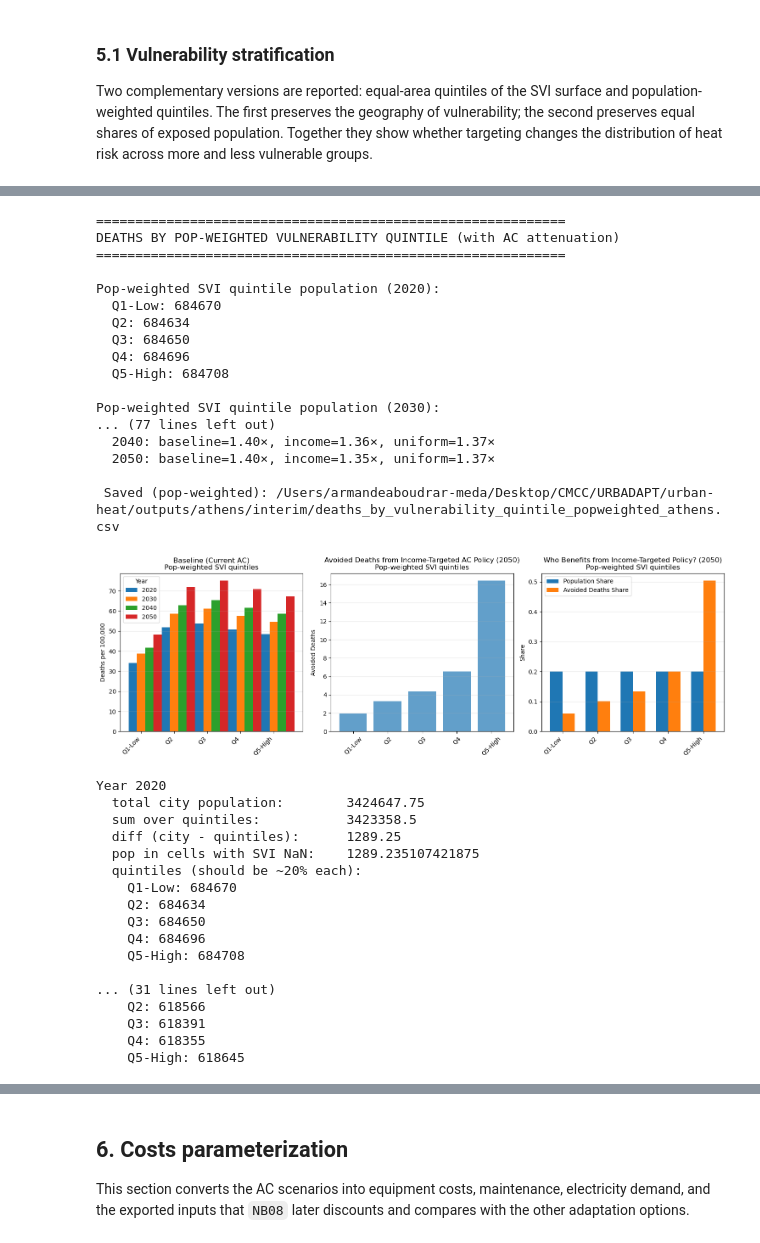
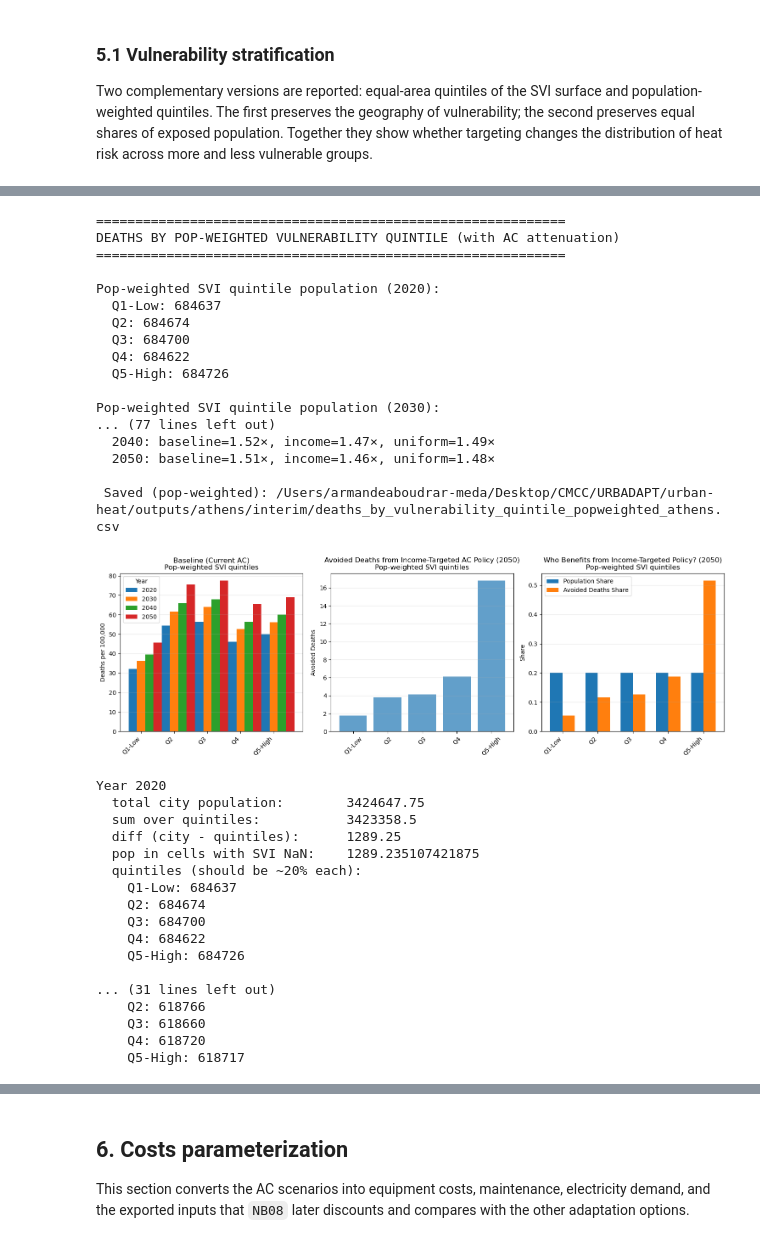
Before and after one commit to URBADAPT/URBADAPT-HEAT, a Jupyter notebook: urban-heat/notebooks/city_agnostic/March2026/Athens/05_AC_0126_Athens.ipynb, the cells around one changed output, grey strips where cells are left out. Drawn from its saved outputs; the diff is of its cells as text; code cells hidden in the pictures.

```diff
--- a/urban-heat/notebooks/city_agnostic/March2026/Athens/05_AC_0126_Athens.ipynb
+++ b/urban-heat/notebooks/city_agnostic/March2026/Athens/05_AC_0126_Athens.ipynb
@@ -32,7 +30,7 @@ from cityheat.nbsetup import bootstrap
 from cityheat.paths import make_P, ensure_out
 
 # Resolve the city slug from notebook globals or environment.
-SLUG = globals().get("SLUG", os.environ.get("CITY", "rome")).lower()
+SLUG = globals().get("SLUG", os.environ.get("CITY", "athens")).lower()
 
 C    = bootstrap(SLUG)      # reads configs/<slug>.yml and syncs that city only if wanted
 CFG  = C["CFG"]; CITY = C["CITY"]
@@ -4561,7 +4466,7 @@ if HAS_VULN:
     bins = [0.0, 0.2, 0.4, 0.6, 0.8, 1.0]
     quintile_labels_pop = {i + 1: lbl for i, lbl in enumerate(label_order)}
 
-    def build_pop_weighted_quintile_grid(pop_grid):
+    def build_pop_weighted_quintile_grid(svi_grid, pop_grid):
         """
         Build *population-weighted* SVI quintile grid for a given year's population.
         - sort locations by SVI,
@@ -4621,7 +4526,7 @@ if HAS_VULN:
         return quintile_grid_pop_int
 
     def deaths_year_by_pop_quintile(year, coverage_grid, quintile_grid_pop_int,
-                                    eff_by_bucket, eff_base=None, pop_grid=None):
+                                    eff_by_bucket, eff_base=None, pop_grid=None, svi_grid=None):
         """
         Compute annual deaths per *population-weighted* SVI quintile for a given year.
 
@@ -4630,6 +4535,8 @@ if HAS_VULN:
         """
         if pop_grid is None:
             pop_grid = pop_on_ref  # fallback, keeps backward compatibility
+        if svi_grid is None:
+            svi_grid = load_svi_grid_for_year(year)
 
         dates = pd.to_datetime(H.date)
         mask_year = (dates.year == year)
@@ -4683,9 +4590,10 @@ if HAS_VULN:
         # year-specific demography
         age_on_ref = AGE_GRID.get(year, age_on_ref_base)
         pop_on_ref = POP_GRID.get(year, pop_on_ref_base)
+        svi_grid_year = load_svi_grid_for_year(year)
 
         # build pop-weighted SVI quintiles *for this year's population*
-        quintile_grid_pop_int = build_pop_weighted_quintile_grid(pop_on_ref)
+        quintile_grid_pop_int = build_pop_weighted_quintile_grid(svi_grid_year, pop_on_ref)
 
         # coverage slices for this year
         k = year_to_index[year]
@@ -4705,13 +4613,13 @@ if HAS_VULN:
 
         # deaths under each AC scenario (using year-specific quintile grid)
         deaths_base_pop,    _ = deaths_year_by_pop_quintile(
-            year, cov_base,    quintile_grid_pop_int, EFF_BUCKETS, EFF_UNIFORM, pop_grid=pop_on_ref
+            year, cov_base,    quintile_grid_pop_int, EFF_BUCKETS, EFF_UNIFORM, pop_grid=pop_on_ref, svi_grid=svi_grid_year
         )
         deaths_income_pop,  _ = deaths_year_by_pop_quintile(
-            year, cov_income,  quintile_grid_pop_int, EFF_BUCKETS, EFF_UNIFORM, pop_grid=pop_on_ref
+            year, cov_income,  quintile_grid_pop_int, EFF_BUCKETS, EFF_UNIFORM, pop_grid=pop_on_ref, svi_grid=svi_grid_year
         )
         deaths_uniform_pop, _ = deaths_year_by_pop_quintile(
-            year, cov_uniform, quintile_grid_pop_int, EFF_BUCKETS, EFF_UNIFORM, pop_grid=pop_on_ref
+            year, cov_uniform, quintile_grid_pop_int, EFF_BUCKETS, EFF_UNIFORM, pop_grid=pop_on_ref, svi_grid=svi_grid_year
         )
 
         # assemble rows
@@ -4826,45 +4734,46 @@ if HAS_VULN:
     avoided_share_pw = avoided_2050_pw_income.values / avoided_2050_pw_income.values.sum()
 
     x2 = np.arange(5)
     width2 = 0.35
     axes[2].bar(x2 - width2/2, pop_share_pw, width2, label="Population Share")
     axes[2].bar(x2 + width2/2, avoided_share_pw, width2, label="Avoided Deaths Share")
     axes[2].set_xticks(x2)
     axes[2].set_xticklabels(quintiles_pw, rotation=45, ha='right')
     axes[2].set_ylabel("Share")
     axes[2].set_title("Who Benefits from Income-Targeted Policy? (2050)\nPop-weighted SVI quintiles")
     axes[2].legend()
     axes[2].grid(axis='y', alpha=0.3)
 
     plt.tight_layout()
     plt.savefig(OUT / f"vulnerability_stratified_AC_popweighted_{SLUG}.png", dpi=150)
     plt.show()
 
 else:
     print("No vulnerability layer found (HAS_VULN=False) – skipping pop-weighted analysis.")
 # %% [output]
 ============================================================
 DEATHS BY POP-WEIGHTED VULNERABILITY QUINTILE (with AC attenuation)
 ============================================================
 
 Pop-weighted SVI quintile population (2020):
-  Q1-Low: 684670
-  Q2: 684634
-  Q3: 684650
-  Q4: 684696
-  Q5-High: 684708
+  Q1-Low: 684637
+  Q2: 684674
+  Q3: 684700
+  Q4: 684622
+  Q5-High: 684726
 
 Pop-weighted SVI quintile population (2030):
 ... (77 lines left out)
-  2040: baseline=1.40×, income=1.36×, uniform=1.37×
-  2050: baseline=1.40×, income=1.35×, uniform=1.37×
+  2040: baseline=1.52×, income=1.47×, uniform=1.49×
+  2050: baseline=1.51×, income=1.46×, uniform=1.48×
 
  Saved (pop-weighted): /Users/armandeaboudrar-meda/Desktop/CMCC/URBADAPT/urban-heat/outputs/athens/interim/deaths_by_vulnerability_quintile_popweighted_athens.csv
-[figure, old version]
+[figure, new version]
 # %%
 for year in [2020, 2030, 2040, 2050]:
     pop_on_ref = POP_GRID.get(year, pop_on_ref_base)
-    q_int = build_pop_weighted_quintile_grid(pop_on_ref)
+    svi_grid_year = load_svi_grid_for_year(year)
+    q_int = build_pop_weighted_quintile_grid(svi_grid_year, pop_on_ref)
 
     # total pop in city
     total_city_pop = float(np.nansum(pop_on_ref[CITY_MASK]))
@@ -4878,7 +4787,7 @@ for year in [2020, 2030, 2040, 2050]:
     total_quintile_pop = sum(pop_by_q.values())
 
     # pop lost due to missing SVI
-    missing_svi_pop = float(np.nansum(pop_on_ref[CITY_MASK & ~np.isfinite(svi_grid)]))
+    missing_svi_pop = float(np.nansum(pop_on_ref[CITY_MASK & ~np.isfinite(svi_grid_year)]))
 
     print(f"\nYear {year}")
     print("  total city population:       ", total_city_pop)
@@ -4895,17 +4804,17 @@ Year 2020
   diff (city - quintiles):      1289.25
   pop in cells with SVI NaN:    1289.235107421875
   quintiles (should be ~20% each):
-    Q1-Low: 684670
-    Q2: 684634
-    Q3: 684650
-    Q4: 684696
-    Q5-High: 684708
+    Q1-Low: 684637
+    Q2: 684674
+    Q3: 684700
+    Q4: 684622
+    Q5-High: 684726
 
 ... (31 lines left out)
-    Q2: 618566
-    Q3: 618391
-    Q4: 618355
-    Q5-High: 618645
+    Q2: 618766
+    Q3: 618660
+    Q4: 618720
+    Q5-High: 618717
 # %%
 # Trade-off plot: Who wins/loses from income-targeting?
 fig, ax = plt.subplots(figsize=(10, 6))
```
Also changed, not shown: parts of 7 cells of this notebook, 5 other files.
